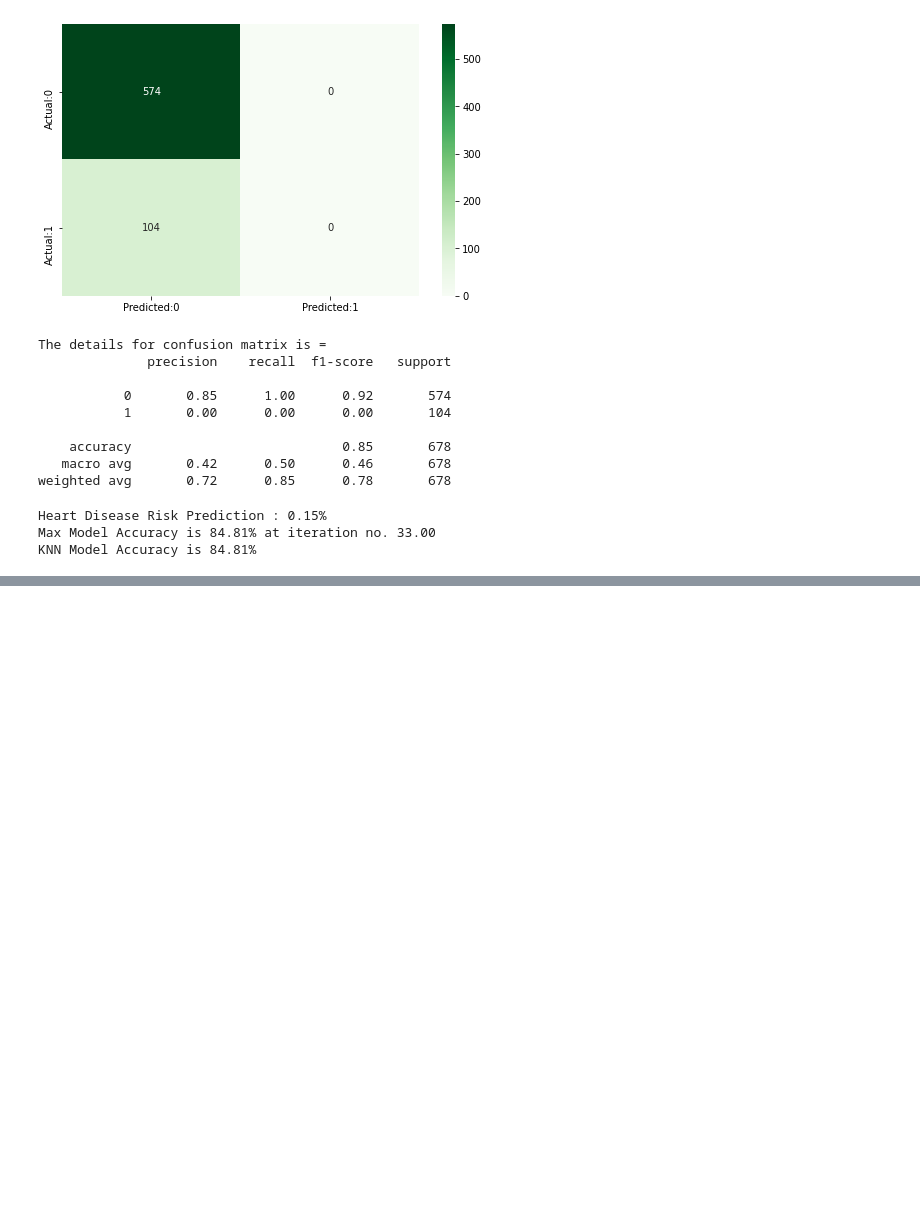
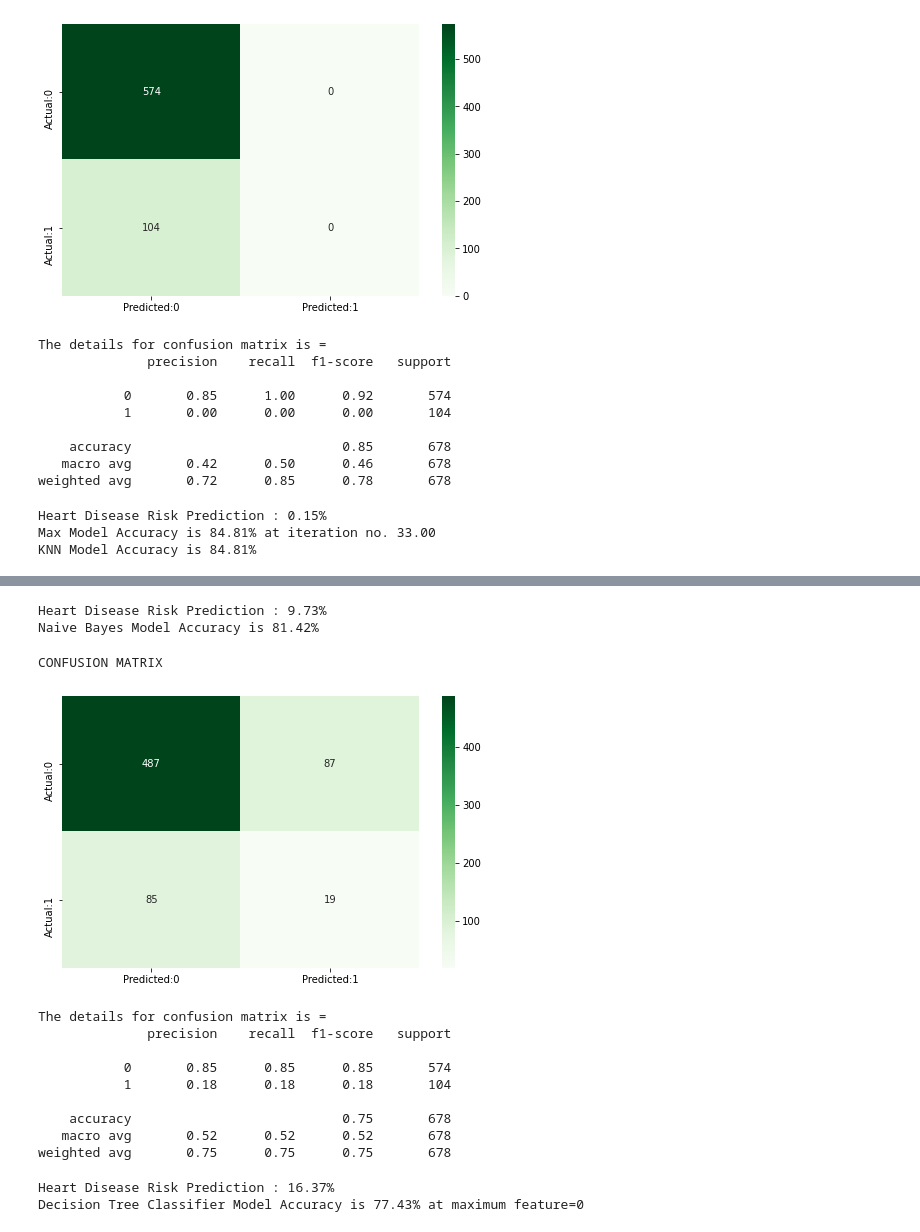
Before and after one commit to SajalSinha/CardioVascular-Risk-Prediction, a Jupyter notebook: CardiovascularRiskPrediction.ipynb, the cells around one changed output, grey strips where cells are left out. Drawn from its saved outputs; the diff is of its cells as text; code cells hidden in the pictures; blank space fills up the shorter version.

```diff
--- a/CardiovascularRiskPrediction.ipynb
+++ b/CardiovascularRiskPrediction.ipynb
@@ -425,0 +494,44 @@ KNN Model Accuracy is 84.81%
+# %%
+chances=(sum(y_pred)/y_pred.size)*100
+acc=nb_classifier.score(X_test,y_test)*100
+accuracies['Naive Bayes']=acc
+print("Heart Disease Risk Prediction : {:.2f}%".format(chances))
+print("Naive Bayes Model Accuracy is {:.2f}%".format(acc))
+# %% [output]
+Heart Disease Risk Prediction : 9.73%
+Naive Bayes Model Accuracy is 81.42%
+# %%
+# Decision Tree Classifier
+from sklearn.tree import DecisionTreeClassifier
+dt_scores=[]
+chances=[]
+for i in range(1,len(X[0])+1):
+    dt_clf=DecisionTreeClassifier(max_features=i,criterion='entropy', random_state=0)
+    dt_clf.fit(X_train,y_train)
+    y_pred=dt_clf.predict(X_test)
+    chances.append((sum(y_pred)/y_pred.size)*100)
+    dt_scores.append(dt_clf.score(X_test,y_test))
+# %%
+print("CONFUSION MATRIX")
+confusion_matrix_compute(y_test,y_pred)
+# %% [output]
+CONFUSION MATRIX
+[figure, added]
+The details for confusion matrix is =
+              precision    recall  f1-score   support
+
+           0       0.85      0.85      0.85       574
+           1       0.18      0.18      0.18       104
+
+    accuracy                           0.75       678
+   macro avg       0.52      0.52      0.52       678
+weighted avg       0.75      0.75      0.75       678
+# %%
+acc=max(dt_scores)*100
+max_index = np.argmax(dt_scores)
+print("Heart Disease Risk Prediction : {:.2f}%".format(chances[max_index]))
+print("Decision Tree Classifier Model Accuracy is {:.2f}% at maximum feature={:.0f}".format(acc,max_index))
+accuracies['Decision Tree']=acc
+# %% [output]
+Heart Disease Risk Prediction : 16.37%
+Decision Tree Classifier Model Accuracy is 77.43% at maximum feature=0
```
Also changed, not shown: parts of 14 cells of this notebook.
